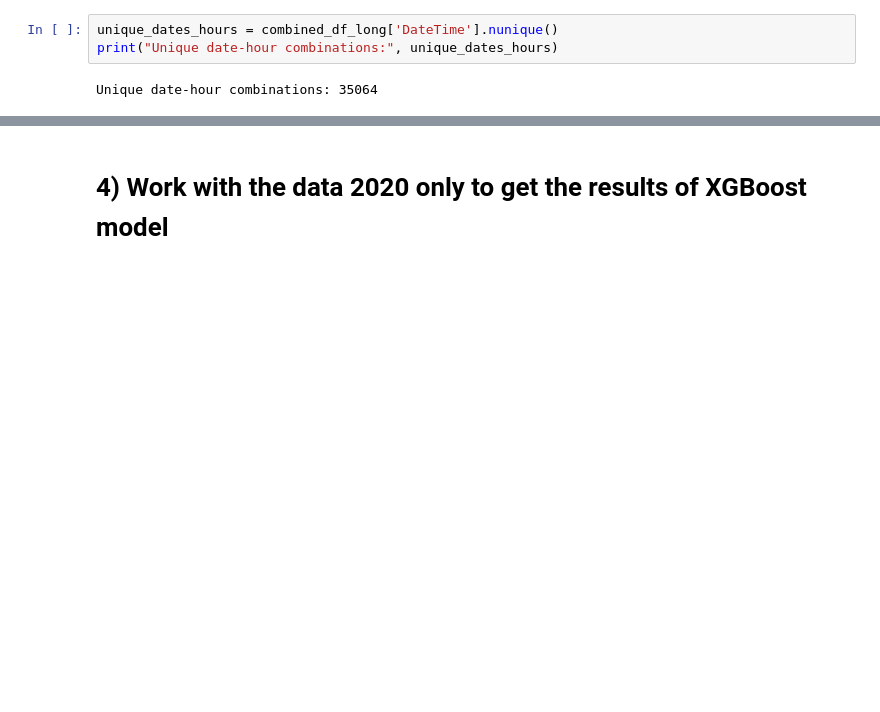
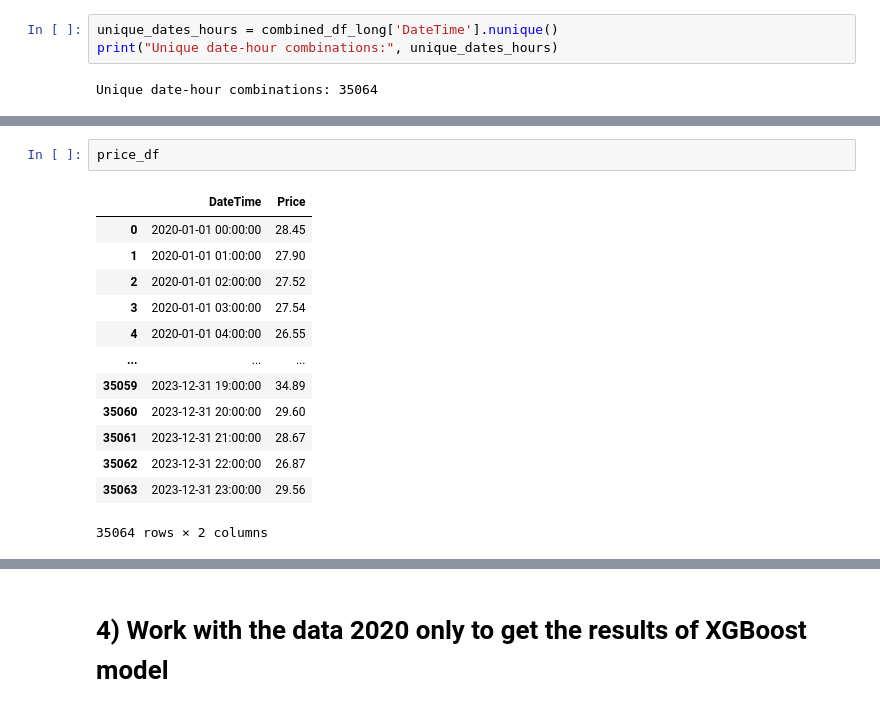
Before and after one commit to iot-lnu/Research-KalmarEnergy, a Jupyter notebook: KE_Merge_Data.ipynb, the cells around one changed output, grey strips where cells are left out. Cells and saved outputs as stored; diff of their text form; blank space fills up the shorter version.

```diff
--- a/KE_Merge_Data.ipynb
+++ b/KE_Merge_Data.ipynb
@@ -186 +240,17 @@ Unique date-hour combinations: 35064
+# %%
+price_df
+# %% [output]
+|  | DateTime | Price |
+| 0 | 2020-01-01 00:00:00 | 28.45 |
+| 1 | 2020-01-01 01:00:00 | 27.90 |
+| 2 | 2020-01-01 02:00:00 | 27.52 |
+| 3 | 2020-01-01 03:00:00 | 27.54 |
+| 4 | 2020-01-01 04:00:00 | 26.55 |
+| ... | ... | ... |
+| 35059 | 2023-12-31 19:00:00 | 34.89 |
+| 35060 | 2023-12-31 20:00:00 | 29.60 |
+| 35061 | 2023-12-31 21:00:00 | 28.67 |
+| 35062 | 2023-12-31 22:00:00 | 26.87 |
+| 35063 | 2023-12-31 23:00:00 | 29.56 |
+35064 rows × 2 columns
 # %% [markdown]
```
Also changed, not shown: parts of 13 cells of this notebook, 1 other file.
